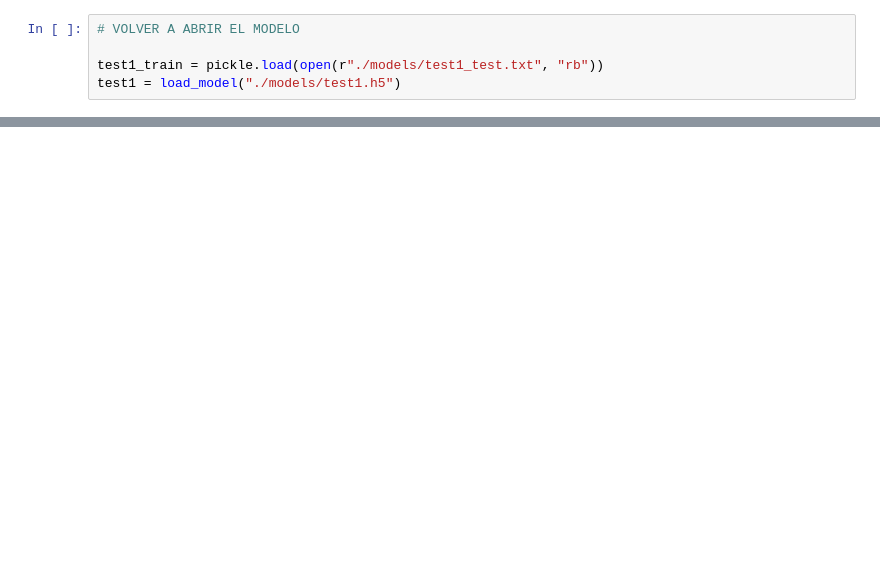
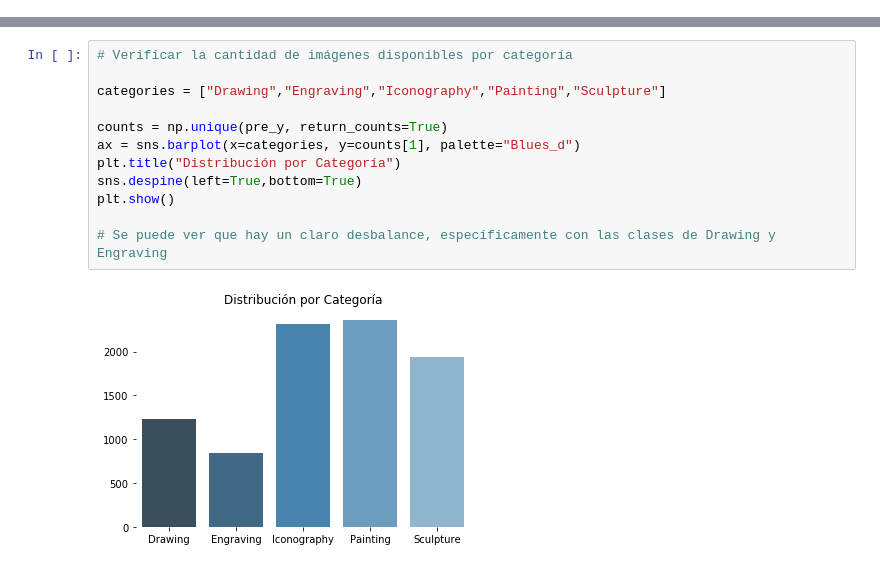
Before and after one commit to JoseGuzmanZamora/ArtClassification, a Jupyter notebook: ArtClassification.ipynb, the cells around one changed output, grey strips where cells are left out. Cells and saved outputs as stored; diff of their text form; blank space fills up the shorter version.

```diff
--- a/ArtClassification.ipynb
+++ b/ArtClassification.ipynb
@@ -154,5 +0,0 @@ Epoch 25/25
-# %%
-# VOLVER A ABRIR EL MODELO
-
-test1_train = pickle.load(open(r"./models/test1_test.txt", "rb"))
-test1 = load_model("./models/test1.h5")
@@ -590,0 +108,14 @@ for i in range(0,127):
+# %%
+# Verificar la cantidad de imágenes disponibles por categoría
+
+categories = ["Drawing","Engraving","Iconography","Painting","Sculpture"]
+
+counts = np.unique(pre_y, return_counts=True)
+ax = sns.barplot(x=categories, y=counts[1], palette="Blues_d")
+plt.title("Distribución por Categoría")
+sns.despine(left=True,bottom=True)
+plt.show()
+
+# Se puede ver que hay un claro desbalance, específicamente con las clases de Drawing y Engraving
+# %% [output]
+[figure, added]
```
Also changed, not shown: parts of 117 cells of this notebook, 17 other files.
